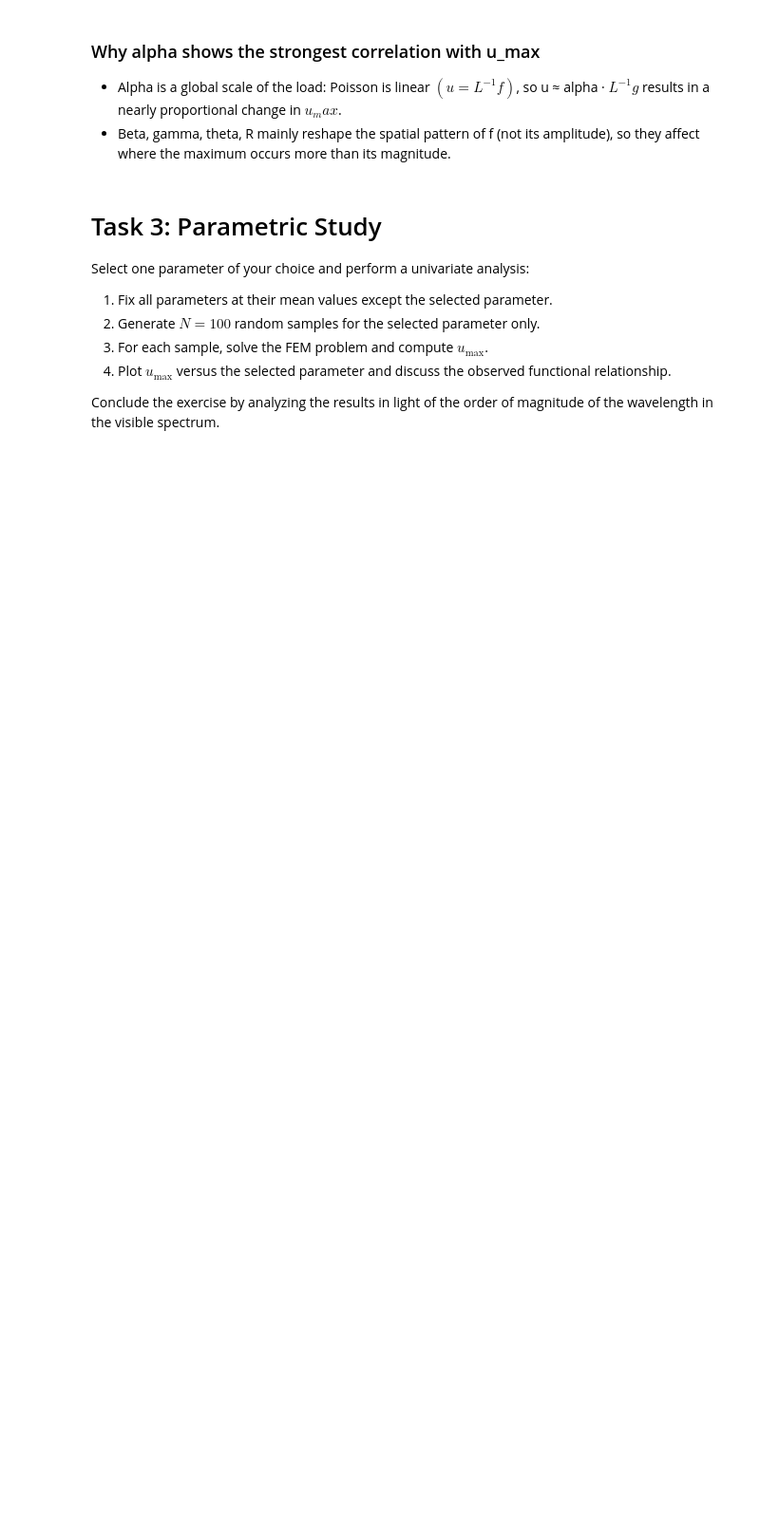
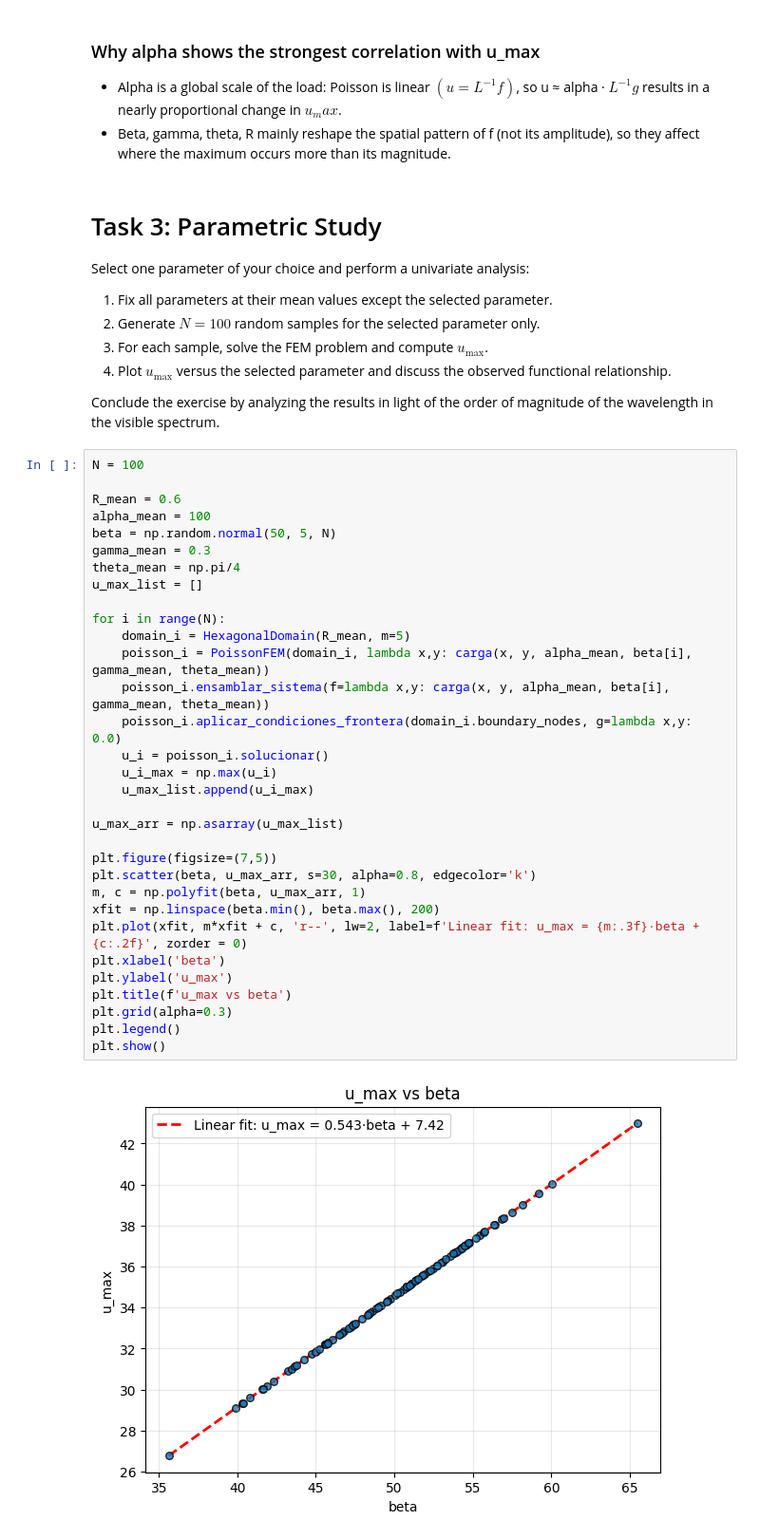
Before and after one commit to Andrecs05/Numerical_methods_for_PDEs_2025-2_Andres_Amelia_Melany, a Jupyter notebook: Miniproyecto3/FEM_2D_hexmirror.ipynb, the cells around one changed output. Shown at 95% size. Saved outputs shown, nothing was run; the diff lists cells and outputs as text; blank space fills up the shorter version.

Commit message:
:sparkles: Add univariate analysis with parameter beta and order of magnitude analysis

```diff
--- a/Miniproyecto3/FEM_2D_hexmirror.ipynb
+++ b/Miniproyecto3/FEM_2D_hexmirror.ipynb
@@ -572,3 +572,37 @@ Select one parameter of your choice and perform a univariate analysis:
 4. Plot $u_{\max}$ versus the selected parameter and discuss the observed functional relationship.
 
 Conclude the exercise by analyzing the results in light of the order of magnitude of the wavelength in the visible spectrum.
+# %%
+N = 100
+
+R_mean = 0.6
+alpha_mean = 100
+beta = np.random.normal(50, 5, N)
+gamma_mean = 0.3
+theta_mean = np.pi/4
+u_max_list = []
+
+for i in range(N):
+    domain_i = HexagonalDomain(R_mean, m=5)
+    poisson_i = PoissonFEM(domain_i, lambda x,y: carga(x, y, alpha_mean, beta[i], gamma_mean, theta_mean))
+    poisson_i.ensamblar_sistema(f=lambda x,y: carga(x, y, alpha_mean, beta[i], gamma_mean, theta_mean))
+    poisson_i.aplicar_condiciones_frontera(domain_i.boundary_nodes, g=lambda x,y: 0.0)
+    u_i = poisson_i.solucionar()
+    u_i_max = np.max(u_i)
+    u_max_list.append(u_i_max)
+
+u_max_arr = np.asarray(u_max_list)
+
+plt.figure(figsize=(7,5))
+plt.scatter(beta, u_max_arr, s=30, alpha=0.8, edgecolor='k')
+m, c = np.polyfit(beta, u_max_arr, 1)
+xfit = np.linspace(beta.min(), beta.max(), 200)
+plt.plot(xfit, m*xfit + c, 'r--', lw=2, label=f'Linear fit: u_max = {m:.3f}·beta + {c:.2f}', zorder = 0)
+plt.xlabel('beta')
+plt.ylabel('u_max')
+plt.title(f'u_max vs beta')
+plt.grid(alpha=0.3)
+plt.legend()
+plt.show()
+# %% [output]
+[figure, added]
```
Also changed, not shown: parts of 1 cell of this notebook, 1 other file.
